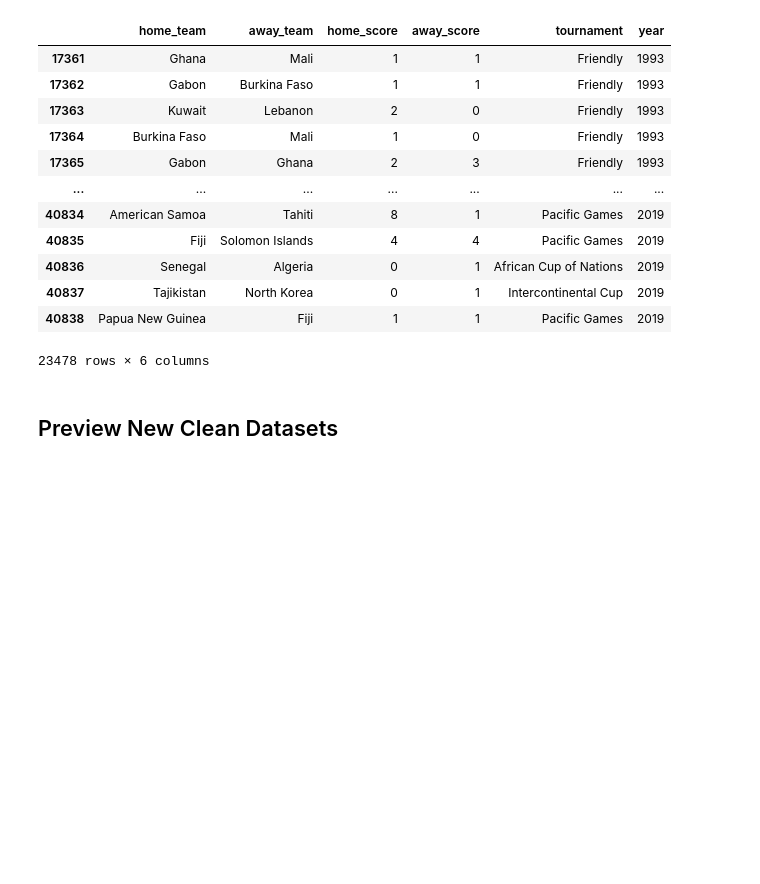
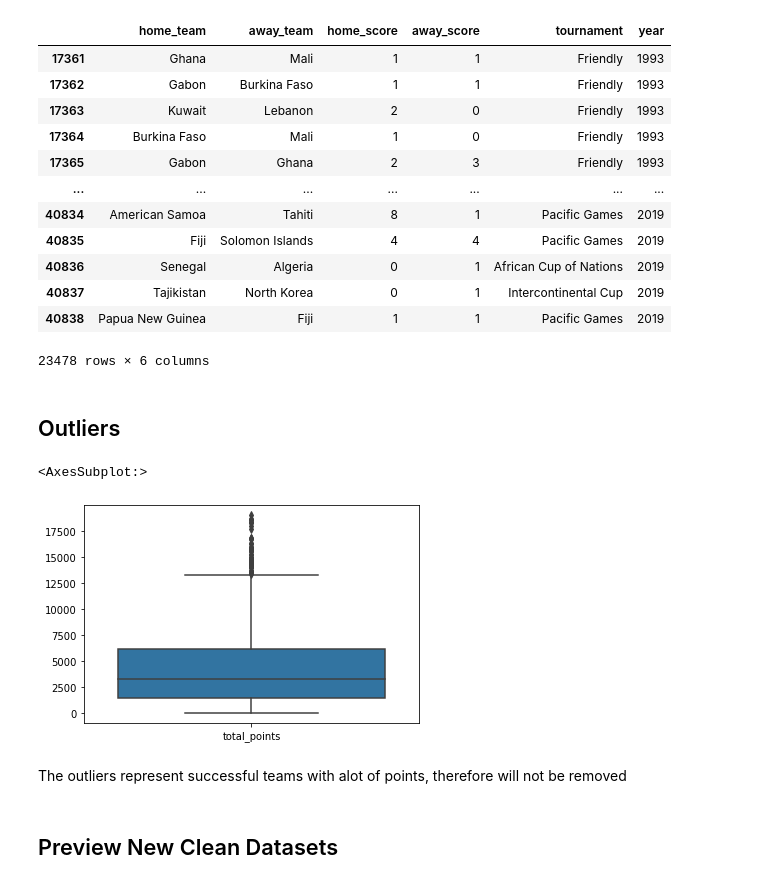
Before and after one commit to mbururyan/Football-match-predictor, a Jupyter notebook: scores_regression.ipynb, the cells around one changed output. Drawn from its saved outputs; the diff is of its cells as text; code cells hidden in the pictures; blank space fills up the shorter version.

```diff
--- a/scores_regression.ipynb
+++ b/scores_regression.ipynb
@@ -306,6 +309,15 @@ new_results
 | 40837 | Tajikistan | North Korea | 0 | 1 | Intercontinental Cup | 2019 |
 | 40838 | Papua New Guinea | Fiji | 1 | 1 | Pacific Games | 2019 |
 23478 rows × 6 columns
+# %% [markdown]
+## Outliers
+# %%
+sns.boxplot(data=df_points_good)
+# %% [output]
+<AxesSubplot:>
+[figure, added]
+# %% [markdown]
+The outliers represent successful teams with alot of points, therefore will not be removed
 # %% [markdown]
 ## Preview New Clean Datasets
 # %%
```
Also changed, not shown: parts of 85 cells of this notebook.
